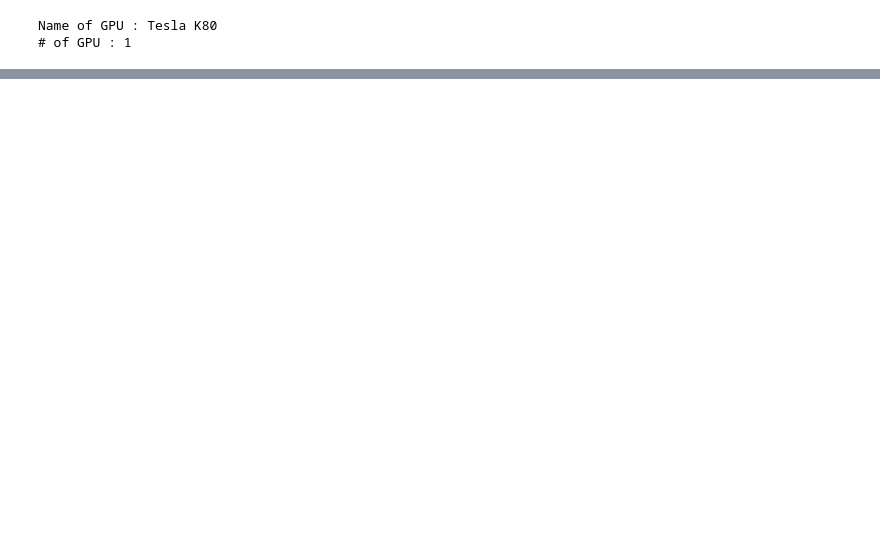
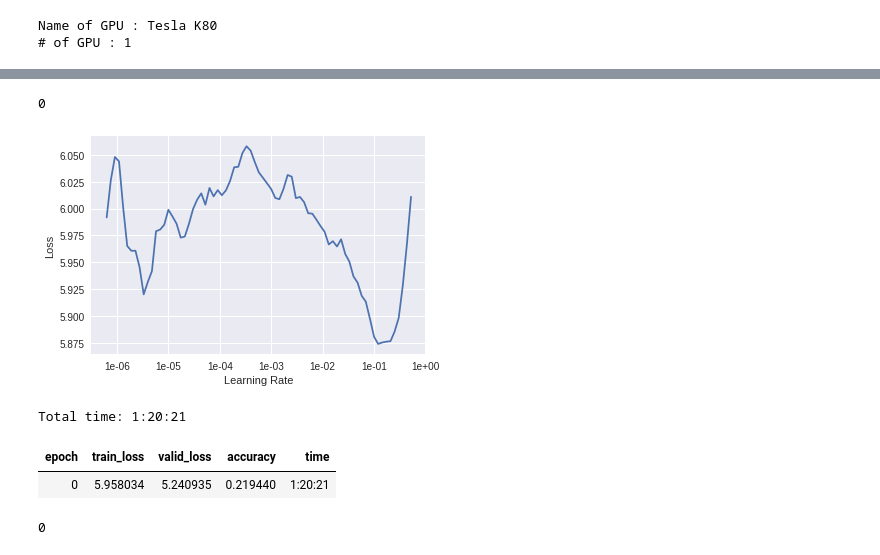
Before and after one commit to njainds/Colab_notebooks, a Jupyter notebook: Kaggle_Toxic_Comments/ULMFit.ipynb, the cells around one changed output, grey strips where cells are left out. Cells and saved outputs as stored; diff of their text form; code cells hidden in the pictures; blank space fills up the shorter version.

```diff
--- a/Kaggle_Toxic_Comments/ULMFit.ipynb
+++ b/Kaggle_Toxic_Comments/ULMFit.ipynb
@@ -247,0 +178,9 @@ learner.sched.plot_loss()
+# %%
+del data_lm
+path=Path('/content/drive/My Drive/kaggle_toxic_comments/ulmfit/')
+data_lm = TextLMDataBunch.from_csv(path, 'train_X.csv',test='test_X.csv',text_cols=['comment_text'],
+                                 label_cols=['toxic','severe_toxic','obscene','threat','insult','identity_hate'] ,bs=16)
+data_lm.save()
+# %%
+data_lm = load_data(path)
+#data_lm.show_batch()
@@ -247,0 +200,19 @@ learner.sched.plot_loss()
+# %%
+del learn
+learn = language_model_learner(data_lm, AWD_LSTM, drop_mult=0.3)
+# %%
+import gc
+gc.collect()
+#learn.lr_find()
+# %% [output]
+0
+# %%
+learn.recorder.plot(skip_end=15)
+# %% [output]
+[figure, added]
+# %%
+learn.fit_one_cycle(1, 5e-2, moms=(0.8,0.7))
+# %% [output]
+Total time: 1:20:21
+| epoch | train_loss | valid_loss | accuracy | time |
+| 0 | 5.958034 | 5.240935 | 0.219440 | 1:20:21 |
@@ -247,0 +227,5 @@ learner.sched.plot_loss()
+# %%
+import gc
+gc.collect()
+# %% [output]
+0
```
Also changed, not shown: parts of 51 cells of this notebook.
